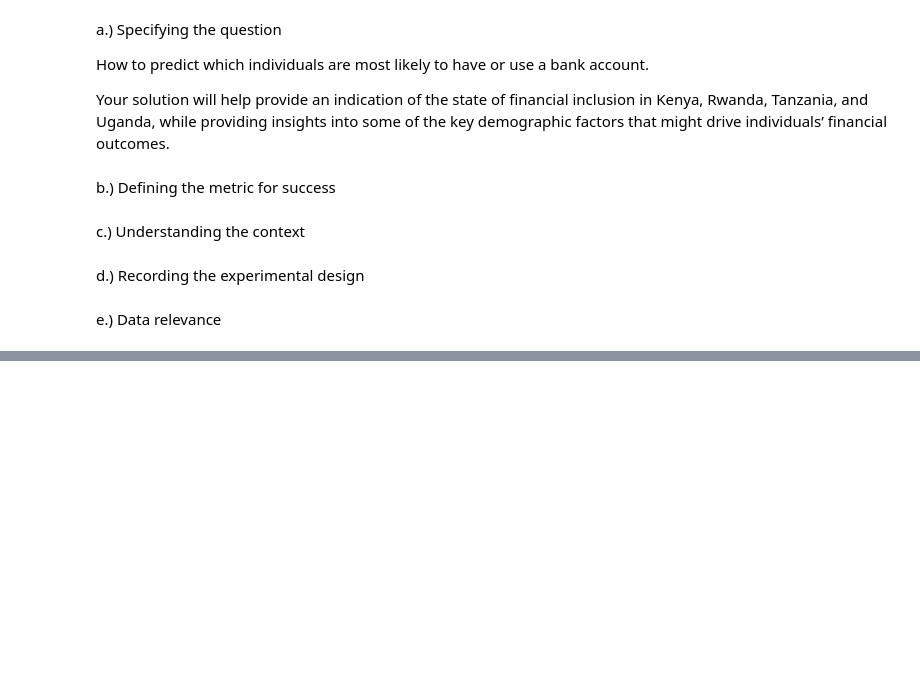
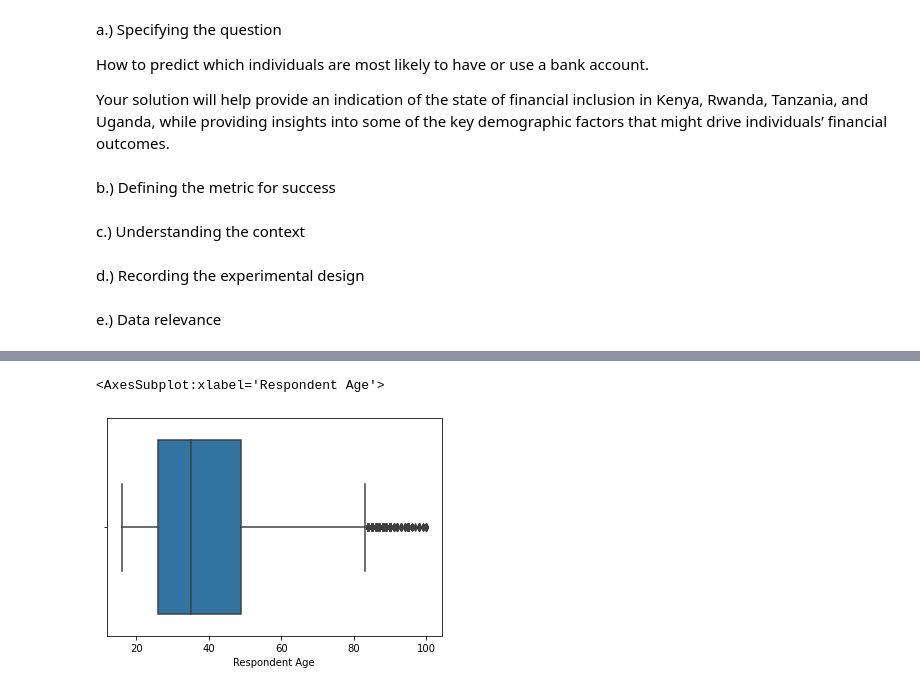
Before and after one commit to mukami3juma/financial-inclusivity, a Jupyter notebook: financial-inclusion.ipynb, the cells around one changed output, grey strips where cells are left out. Saved outputs shown, nothing was run; the diff lists cells and outputs as text; code cells hidden in the pictures; blank space fills up the shorter version.

```diff
--- a/financial-inclusion.ipynb
+++ b/financial-inclusion.ipynb
@@ -30,0 +85,6 @@ e.) Data relevance
+# %%
+# Outliers for respondent age factoring in scales of measurement #
+sns.boxplot(data['Respondent Age'], orient='h')
+# %% [output]
+<AxesSubplot:xlabel='Respondent Age'>
+[figure, added]
```
Also changed, not shown: parts of 26 cells of this notebook.
